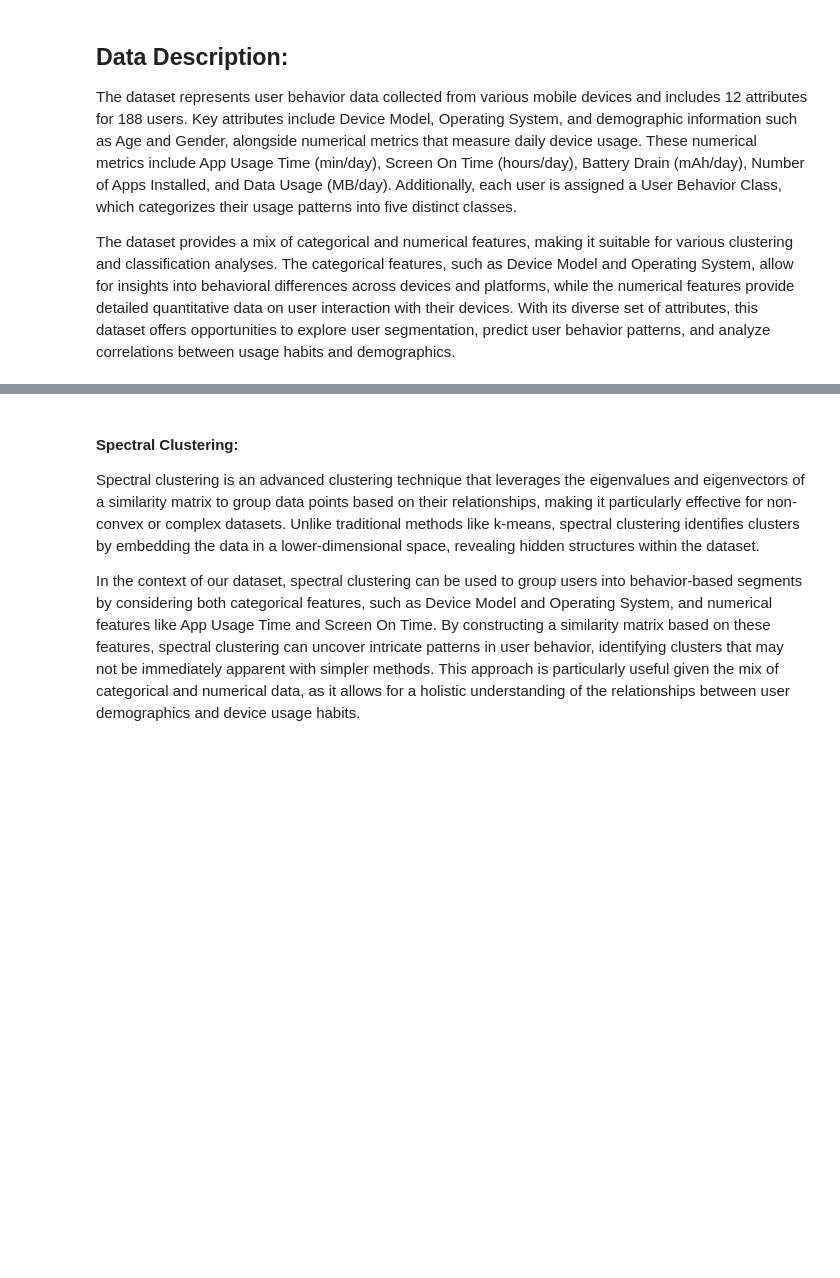
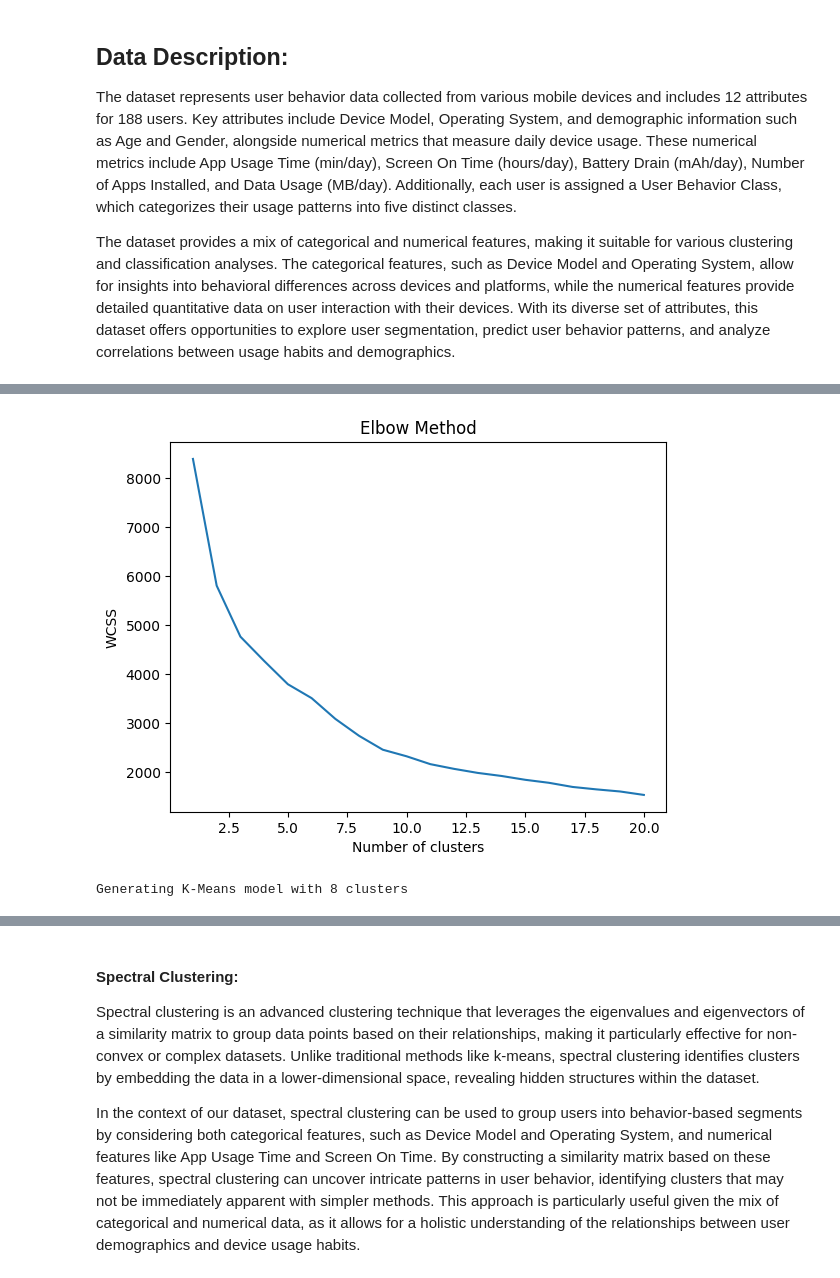
Before and after one commit to Capstone-24-25/Vignette-Clustering-Methods, a Jupyter notebook: results/primary-vignette.ipynb, the cells around one changed output, grey strips where cells are left out. Cells and saved outputs as stored; diff of their text form; code cells hidden in the pictures; blank space fills up the shorter version.

Commit message:
revised K-means clustering writeup and added script - Lucas Joseph

```diff
--- a/results/primary-vignette.ipynb
+++ b/results/primary-vignette.ipynb
@@ -24,0 +33,40 @@ Although not suitible for many complex datasets due to the myriad of drawbacks i
+# %%
+# Import relevant packages
+from sklearn.cluster import KMeans # type: ignore
+from sklearn.metrics import silhouette_score # type: ignore
+from sklearn.preprocessing import OneHotEncoder, StandardScaler
+from sklearn.decomposition import PCA
+import numpy as np # type: ignore
+import pandas as pd # type: ignore
+import matplotlib.pyplot as plt
+
+# Read in data
+df_transformed = pd.read_csv('../data/transformed_user_behavior_dataset.csv')
+scaler = StandardScaler()
+X_scaled = scaler.fit_transform(df_transformed)
+
+#df_numeric = df_transformed[['App Usage Time (min/day)', 'Screen On Time (hours/day)', 'Battery Drain (mAh/day)', 'Number of Apps Installed', 'Data Usage (MB/day)']]
+# %%
+# Use elbow method to find optimal number of clusters
+wcss = [] # average within cluster sum of squares
+for i in range(1, 21):
+    kmeans = KMeans(n_clusters=i, init='k-means++', max_iter=300, n_init=10, random_state=0) # n_init: Number of times the k-means algorithm is run with different centroid seeds
+    kmeans.fit(X_scaled)
+    wcss.append(kmeans.inertia_) # inertial is the wcss for a given number of clusters
+
+plt.plot(range(1, 21), wcss)
+plt.title('Elbow Method')
+plt.xlabel('Number of clusters')
+plt.ylabel('WCSS')
+plt.show()
+
+n_clusters = 8
+# %% [output]
+[figure, added]
+# %%
+# Applying K-Means++ initialization
+print(f"Generating K-Means model with {n_clusters} clusters")
+kmeans = KMeans(n_clusters=n_clusters, init='k-means++').fit(X_scaled)
+labels = kmeans.labels_
+# %% [output]
+Generating K-Means model with 8 clusters
```
Also changed, not shown: parts of 5 cells of this notebook.
